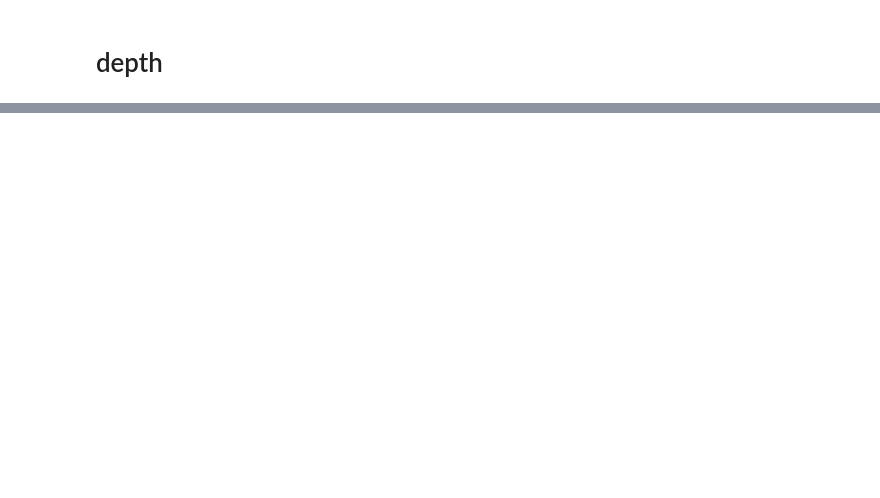
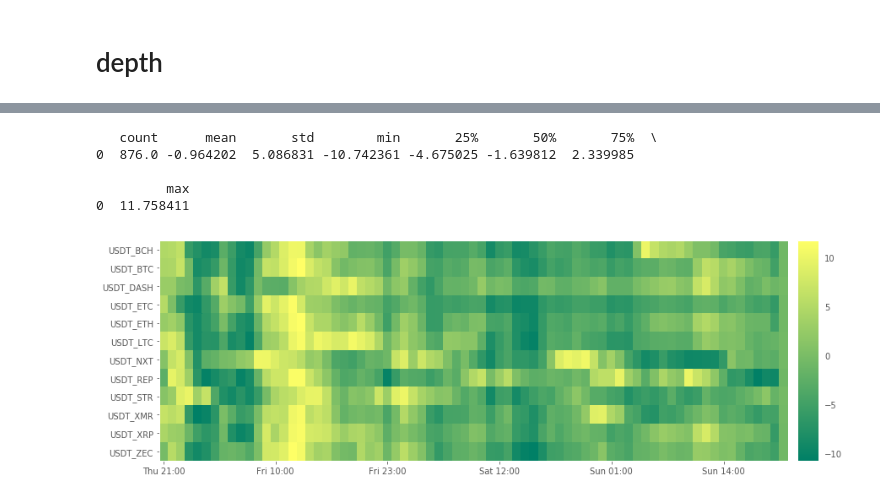
Before and after one commit to Sahanduiuc/cryptoz, a Jupyter notebook: Workbook.ipynb, the cells around one changed output, grey strips where cells are left out. Drawn from its saved outputs; the diff is of its cells as text; code cells hidden in the pictures; blank space fills up the shorter version.

```diff
--- a/Workbook.ipynb
+++ b/Workbook.ipynb
@@ -154,0 +168,13 @@ cryptoz.plot.evolution(df, norm=norm)
+# %%
+strategy = lambda ohlc_df: normalize(crossover(ohlc_df['C'], ohlc_df['C'].rolling(window=6 * 20, min_periods=1).mean()))
+df2 = pd.DataFrame({pair: strategy(ohlc_df) for pair, ohlc_df in ohlc.items()})
+score2 = cryptoz.score.safe_apply(df2, -1, 1)
+
+cryptoz.plot.evolution(score2.resample('1h').sum(), cmap=plt.cm.summer)
+# %% [output]
+   count      mean       std        min       25%       50%       75%  \
+0  876.0 -0.964202  5.086831 -10.742361 -4.675025 -1.639812  2.339985
+
+         max
+0  11.758411
+[figure, added]
```
Also changed, not shown: parts of 15 cells of this notebook, 8 other files.
